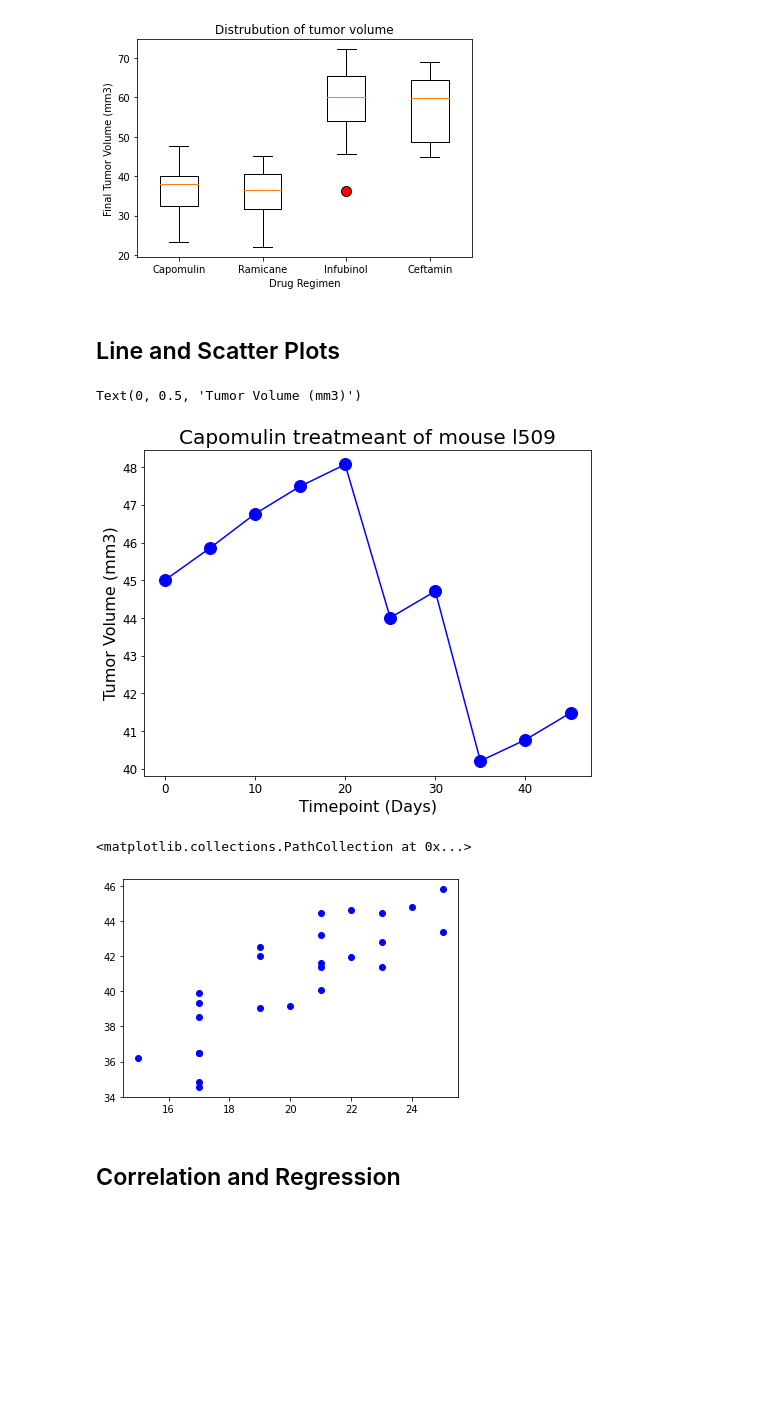
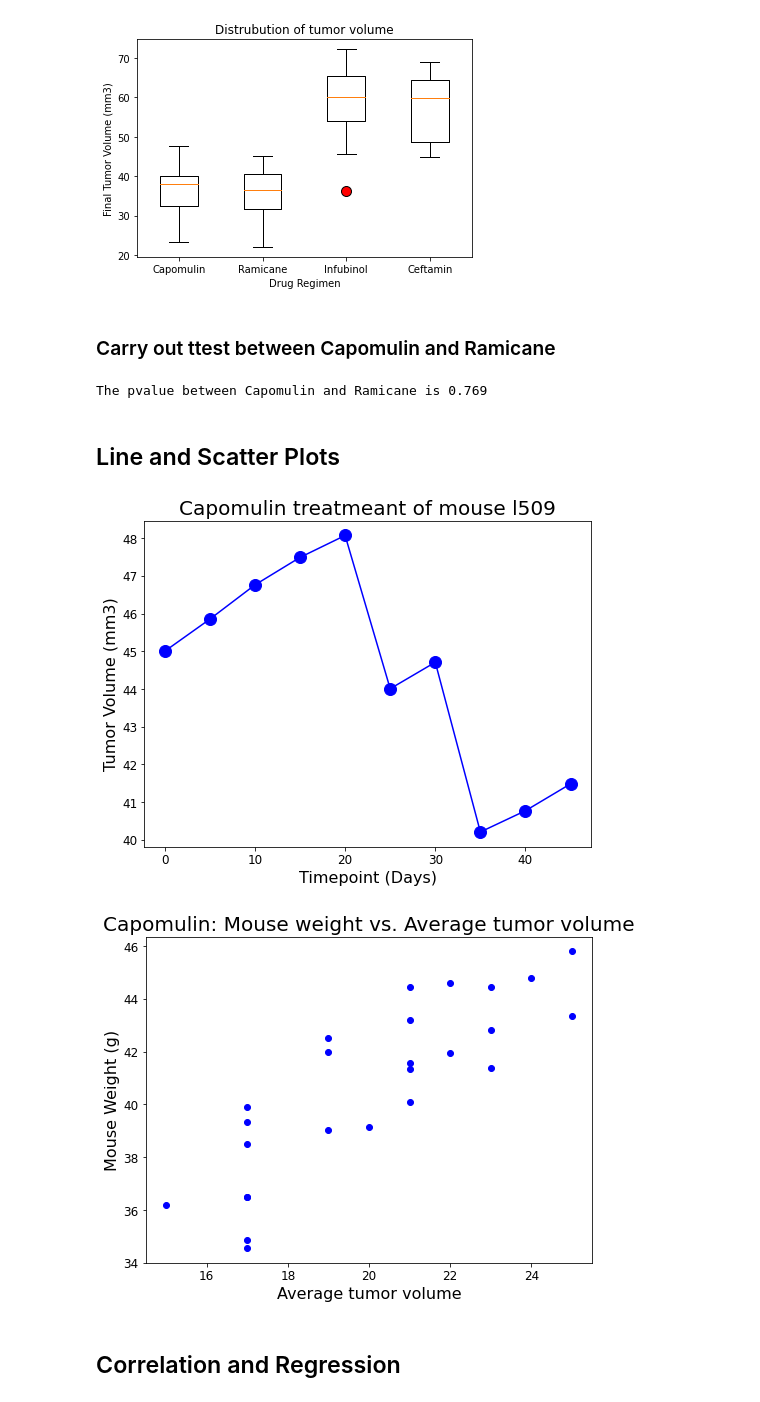
Before and after one commit to Jayplect/Pymaceuticals, a Jupyter notebook: pymaceuticals_starter.ipynb, the cells around one changed output. Cells and saved outputs as stored; diff of their text form; code cells hidden in the pictures; blank space fills up the shorter version.

```diff
--- a/pymaceuticals_starter.ipynb
+++ b/pymaceuticals_starter.ipynb
@@ -358,6 +351,18 @@ ax1.set_xlabel('Drug Regimen')
 plt.show()
 # %% [output]
 [figure]
+# %% [markdown]
+### Carry out ttest between Capomulin and Ramicane
+# %%
+#define samples
+capomulin = tumor_vol_data[0]
+ramicane = tumor_vol_data[1]
+
+#perform independent two sample t-test
+capomulin_ramicane_ttest = ttest_ind(capomulin,ramicane)
+print (f"The pvalue between Capomulin and Ramicane is {round(capomulin_ramicane_ttest[1],3) }")
+# %% [output]
+The pvalue between Capomulin and Ramicane is 0.769
 # %% [markdown]
 ## Line and Scatter Plots
 # %%
@@ -371,24 +376,28 @@ capomulin_and_mouseID_df= capomulin_and_mouseID_df[["Mouse ID","Tumor Volume (mm
 plt.figure(figsize=(8,6))
 plt.xticks(fontsize=12)
 plt.yticks(fontsize=12)
-plt.plot(capomulin_and_mouseID_df["Timepoint"], capomulin_df["Tumor Volume (mm3)"], \
+plt.plot(capomulin_and_mouseID_df["Timepoint"], capomulin_and_mouseID_df["Tumor Volume (mm3)"], \
          marker='o', markersize = 12 ,color="blue")
 plt.title('Capomulin treatmeant of mouse l509', size =20)
 plt.xlabel('Timepoint (Days)', size =16)
 plt.ylabel('Tumor Volume (mm3)', size =16)
 plt.show()
 # %% [output]
-Text(0, 0.5, 'Tumor Volume (mm3)')
 [figure]
 # %%
 # Generate a scatter plot of mouse weight vs. the average observed tumor volume for the entire Capomulin regimen
 capomulin_df = clean_df.loc[(clean_df["Drug Regimen"] == 'Capomulin') , :]
 avg_mouse_weight = capomulin_df.groupby(['Mouse ID']).mean()
+
+plt.figure(figsize=(8,6))
+plt.xticks(fontsize=12)
+plt.yticks(fontsize=12)
 plt.scatter(avg_mouse_weight['Weight (g)'],avg_mouse_weight['Tumor Volume (mm3)'], color="blue")
-
+plt.title('Capomulin: Mouse weight vs. Average tumor volume', size =20)
+plt.xlabel('Average tumor volume', size =16)
+plt.ylabel('Mouse Weight (g)', size =16)
 plt.show()
 # %% [output]
-<matplotlib.collections.PathCollection at 0x...>
-[figure, old version]
+[figure, new version]
 # %% [markdown]
 ## Correlation and Regression
```
Also changed, not shown: parts of 12 cells of this notebook.
